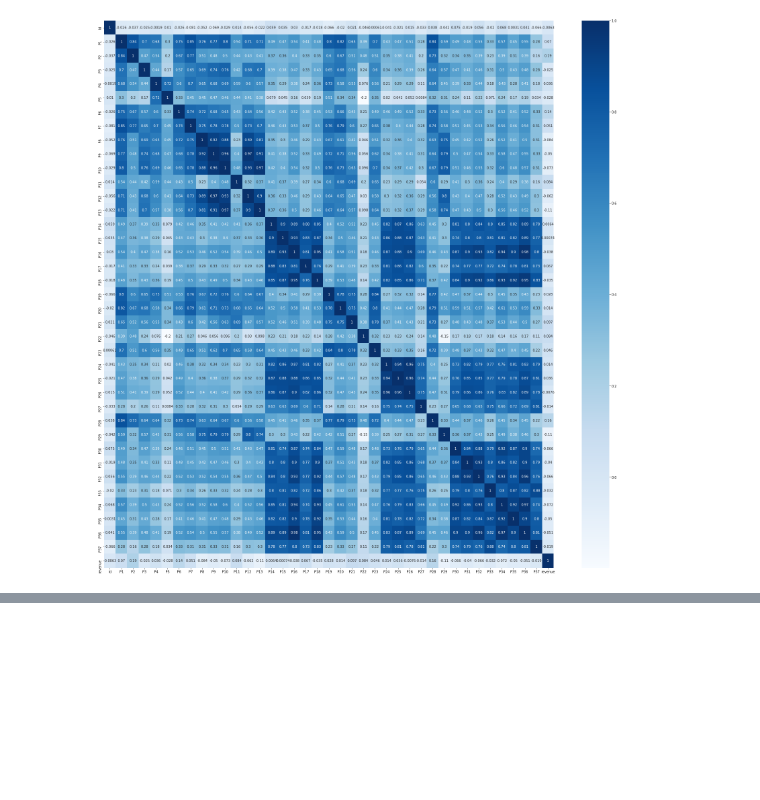
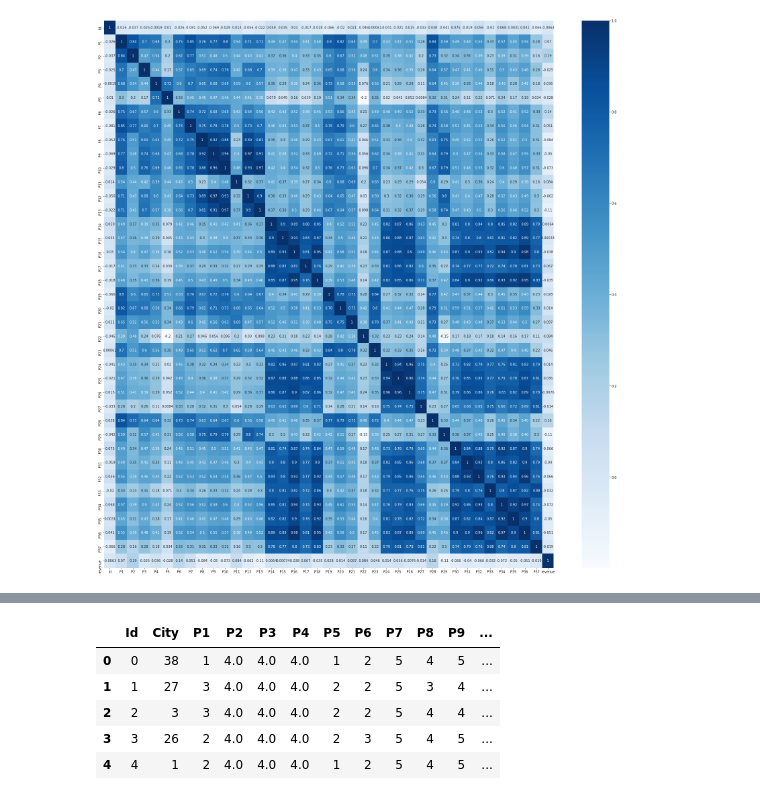
Before and after one commit to rushikeshnaik779/Random-Practice, a Jupyter notebook: Restaurant_Revenue_Prediction.ipynb, the cells around one changed output, grey strips where cells are left out. Saved outputs shown, nothing was run; the diff lists cells and outputs as text; code cells hidden in the pictures; blank space fills up the shorter version.

```diff
--- a/Restaurant_Revenue_Prediction.ipynb
+++ b/Restaurant_Revenue_Prediction.ipynb
@@ -60,0 +122,18 @@ sns.heatmap(data.corr(), annot=True, cmap='Blues')
+# %%
+def year(x):
+    o = int(x[6:])
+    return o
+
+def month(x):
+    o = int(x[3:5])
+    return o
+
+def day(x):
+    o = int(x[0:2])
+    return o
+
+data['year'] = data['Open Date'].apply(year)
+data['month'] = data['Open Date'].apply(month)
+data['day'] = data['Open Date'].apply(day)
+
+data.drop("Open Date", axis=1, inplace=True)
@@ -60,0 +211,5 @@ sns.heatmap(data.corr(), annot=True, cmap='Blues')
+# %%
+# TEST
+
+test = pd.read_csv('./test.csv')
+test.head()
@@ -60,0 +223,20 @@ sns.heatmap(data.corr(), annot=True, cmap='Blues')
+# %%
+test.City = le.fit_transform(test.City)
+a = pd.DataFrame(one.fit_transform(test[['City Group']]).toarray())
+b = pd.DataFrame(one.fit_transform(test[['Type']]).toarray())
+test = pd.concat([test, a, b], axis=1)
+test.drop(['Type', 'City Group'], axis=1, inplace=True)
+# %%
+test['year'] = test['Open Date'].apply(year)
+test['month'] = test['Open Date'].apply(month)
+test['day'] = test['Open Date'].apply(day)
+test.drop("Open Date", axis=1, inplace=True)
+# %%
+test.head()
+# %% [output]
+|  | Id | City | P1 | P2 | P3 | P4 | P5 | P6 | P7 | P8 | P9 | ... |
+| 0 | 0 | 38 | 1 | 4.0 | 4.0 | 4.0 | 1 | 2 | 5 | 4 | 5 | ... |
+| 1 | 1 | 27 | 3 | 4.0 | 4.0 | 4.0 | 2 | 2 | 5 | 3 | 4 | ... |
+| 2 | 2 | 3 | 3 | 4.0 | 4.0 | 4.0 | 2 | 2 | 5 | 4 | 4 | ... |
+| 3 | 3 | 26 | 2 | 4.0 | 4.0 | 4.0 | 2 | 3 | 5 | 4 | 5 | ... |
+| 4 | 4 | 1 | 2 | 4.0 | 4.0 | 4.0 | 1 | 2 | 5 | 4 | 5 | ... |
```
Also changed, not shown: parts of 17 cells of this notebook.
